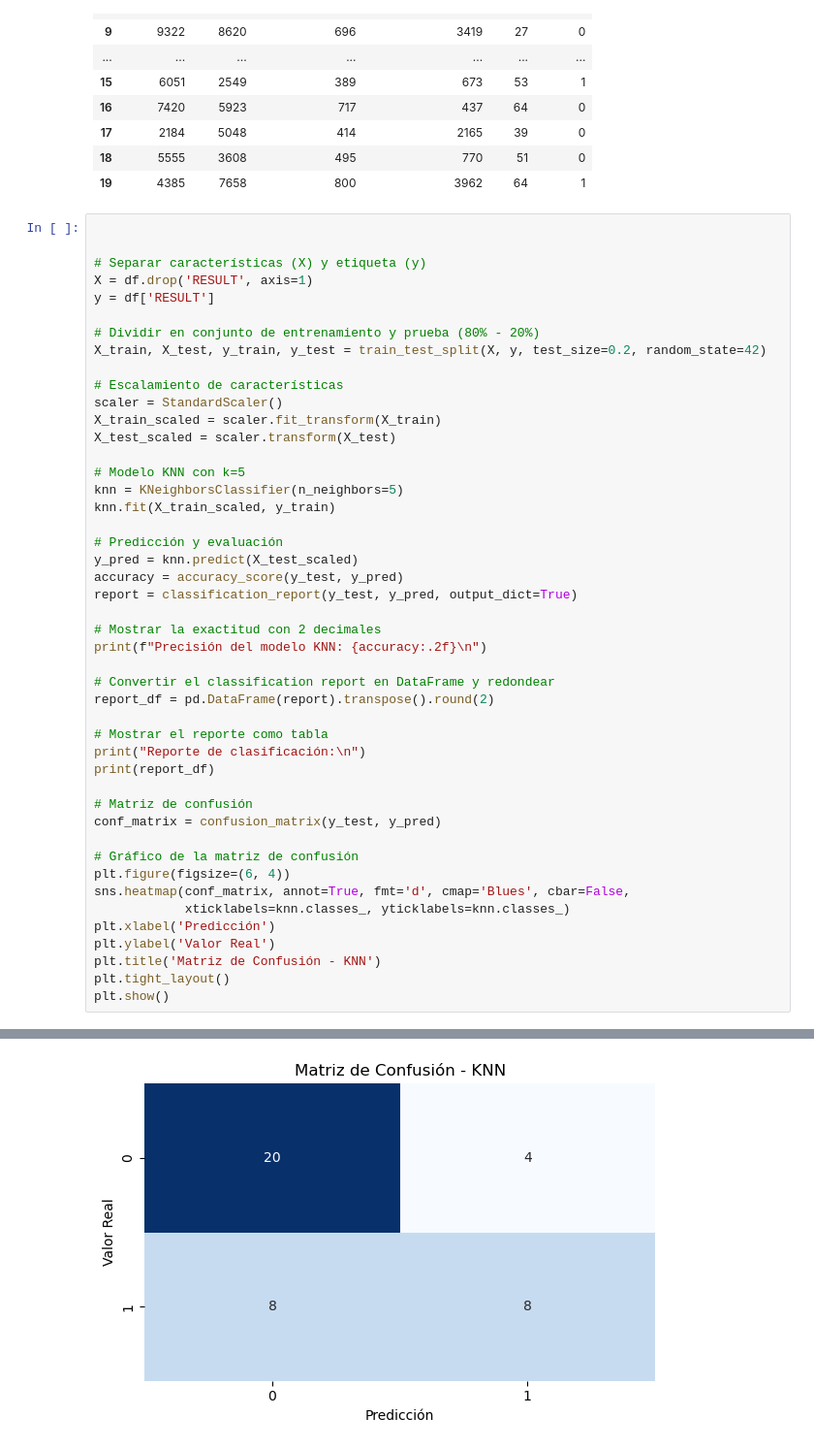
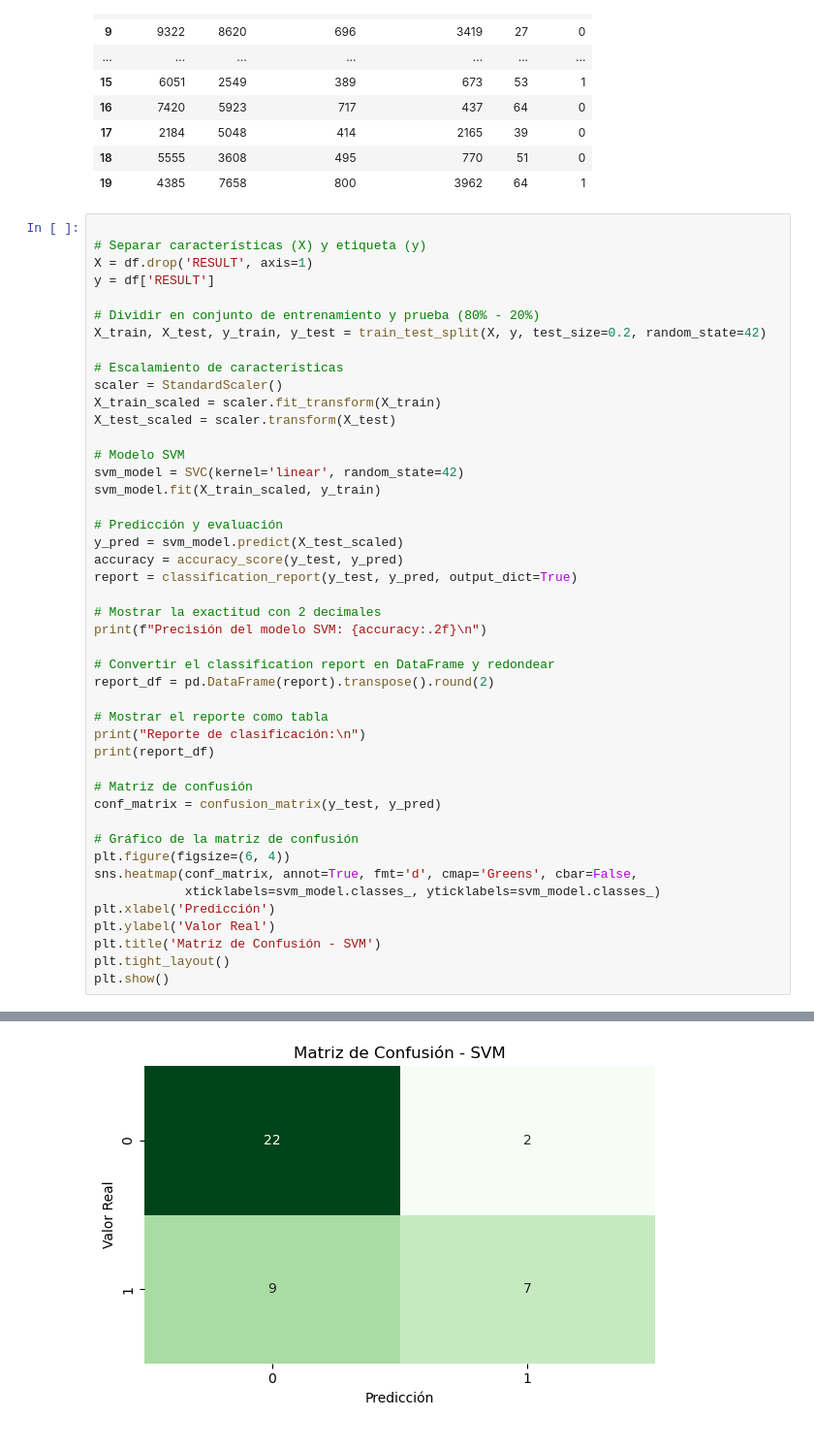
Before and after one commit to FABRIZIORC23/tp3-2025-1, a Jupyter notebook: EC1/EC1 AVILA Y RIOS.ipynb, the cells around one changed output, grey strips where cells are left out. Shown at 97% size. Saved outputs shown, nothing was run; the diff lists cells and outputs as text.

```diff
--- a/EC1/EC1 AVILA Y RIOS.ipynb
+++ b/EC1/EC1 AVILA Y RIOS.ipynb
@@ -34,7 +34,6 @@ df.head(20)
 | 18 | 5555 | 3608 | 495 | 770 | 51 | 0 |
 | 19 | 4385 | 7658 | 800 | 3962 | 64 | 1 |
 # %%
-
 
 # Separar características (X) y etiqueta (y)
 X = df.drop('RESULT', axis=1)
@@ -48,17 +47,17 @@ scaler = StandardScaler()
 X_train_scaled = scaler.fit_transform(X_train)
 X_test_scaled = scaler.transform(X_test)
 
-# Modelo KNN con k=5
-knn = KNeighborsClassifier(n_neighbors=5)
-knn.fit(X_train_scaled, y_train)
+# Modelo SVM
+svm_model = SVC(kernel='linear', random_state=42)
+svm_model.fit(X_train_scaled, y_train)
 
 # Predicción y evaluación
-y_pred = knn.predict(X_test_scaled)
+y_pred = svm_model.predict(X_test_scaled)
 accuracy = accuracy_score(y_test, y_pred)
 report = classification_report(y_test, y_pred, output_dict=True)
 
 # Mostrar la exactitud con 2 decimales
-print(f"Precisión del modelo KNN: {accuracy:.2f}\n")
+print(f"Precisión del modelo SVM: {accuracy:.2f}\n")
 
 # Convertir el classification report en DataFrame y redondear
 report_df = pd.DataFrame(report).transpose().round(2)
@@ -72,11 +71,11 @@ conf_matrix = confusion_matrix(y_test, y_pred)
 
 # Gráfico de la matriz de confusión
 plt.figure(figsize=(6, 4))
-sns.heatmap(conf_matrix, annot=True, fmt='d', cmap='Blues', cbar=False,
-            xticklabels=knn.classes_, yticklabels=knn.classes_)
+sns.heatmap(conf_matrix, annot=True, fmt='d', cmap='Greens', cbar=False,
+            xticklabels=svm_model.classes_, yticklabels=svm_model.classes_)
 plt.xlabel('Predicción')
 plt.ylabel('Valor Real')
-plt.title('Matriz de Confusión - KNN')
+plt.title('Matriz de Confusión - SVM')
 plt.tight_layout()
 plt.show()
 # %% [output]
@@ -93 +92 @@ weighted avg       0.70    0.70      0.69     40.0
-[figure, old version]
+[figure, new version]
```
Also changed, not shown: parts of 3 cells of this notebook.
